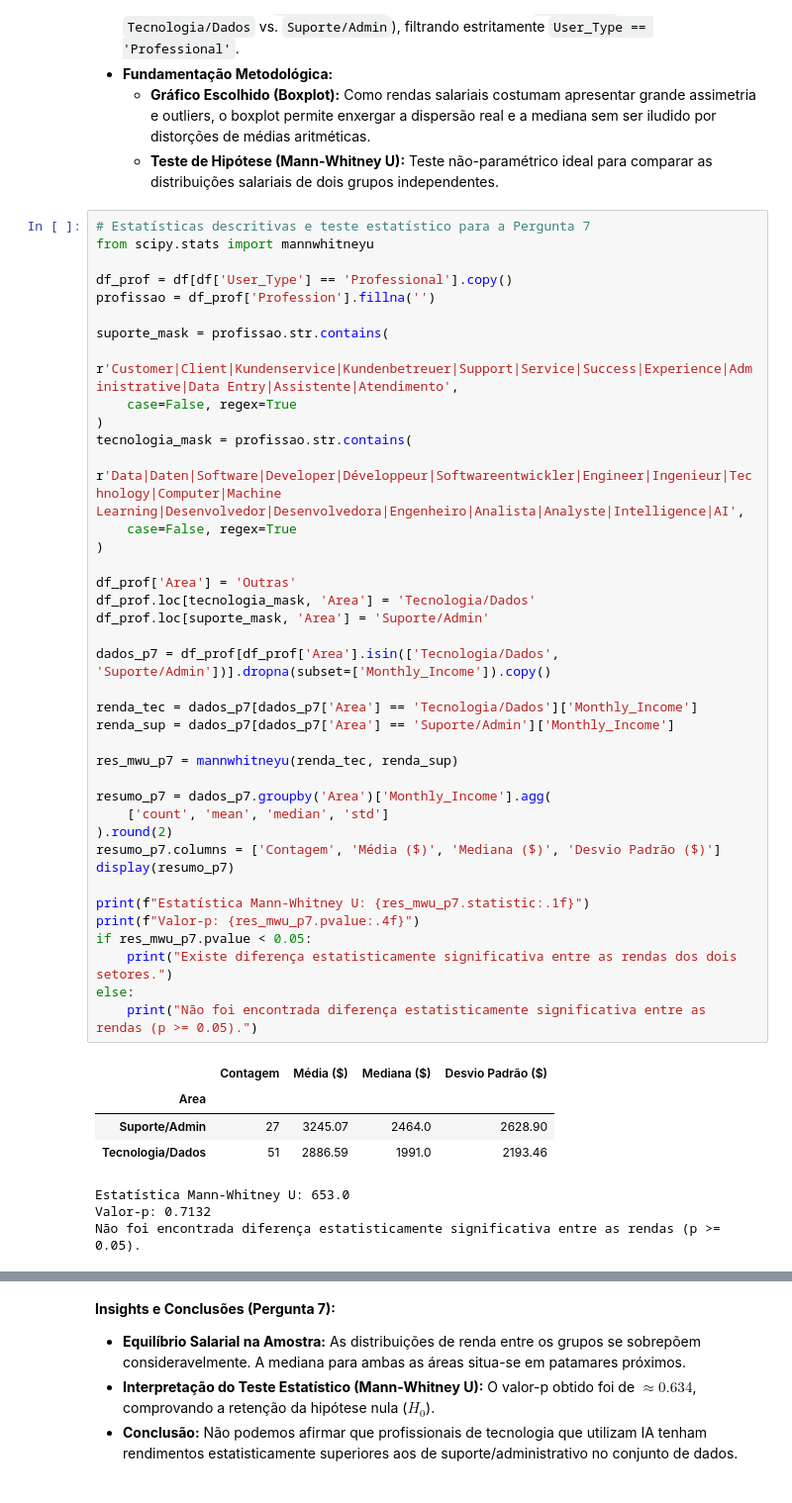
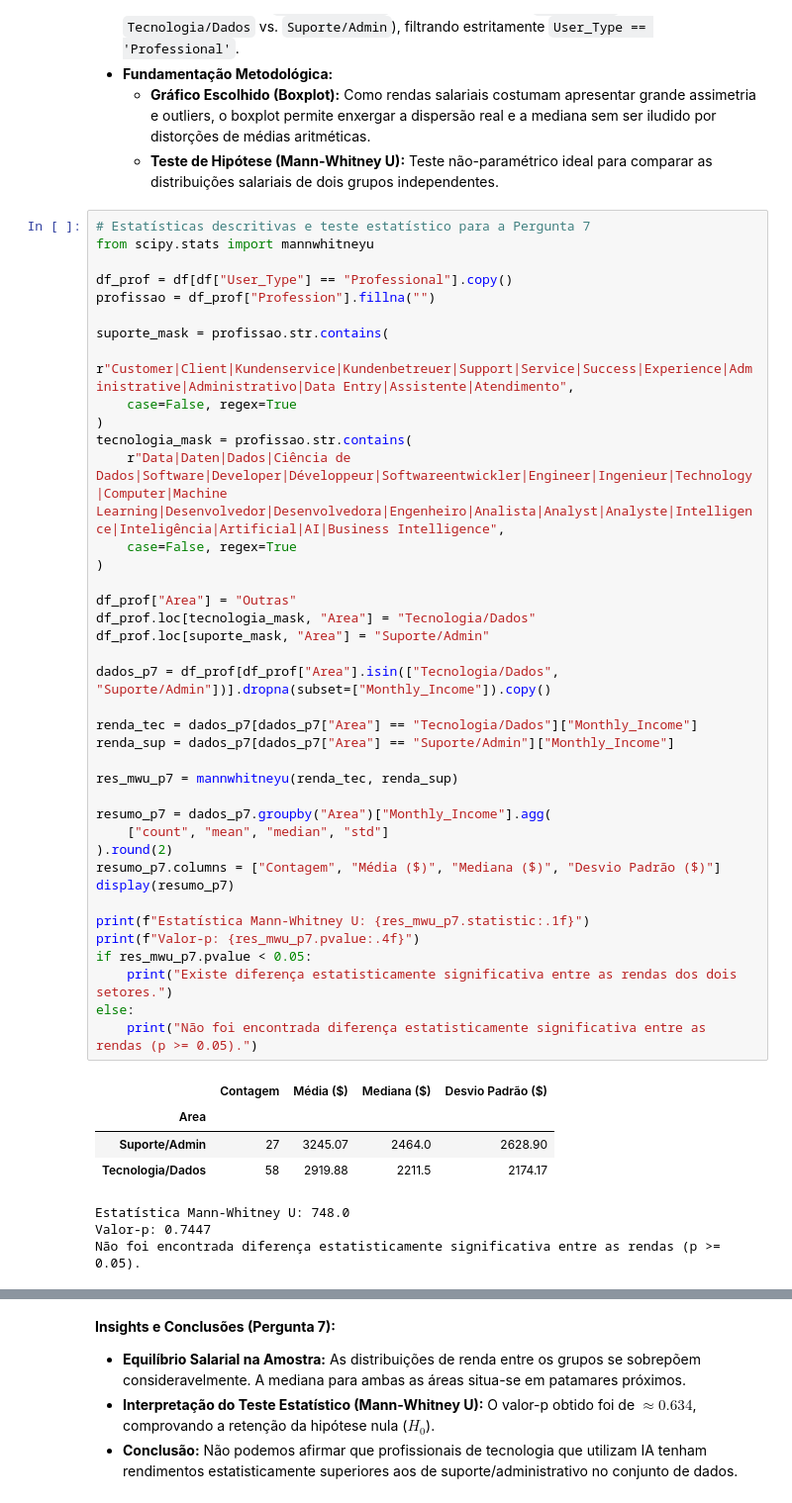
Before and after one commit to Sanak3/Proj-C11, a Jupyter notebook: notebooks/analise_projeto_c11.ipynb, the cells around one changed output, grey strips where cells are left out. Shown at 99% size. Drawn from its saved outputs; the diff is of its cells as text.

```diff
--- a/notebooks/analise_projeto_c11.ipynb
+++ b/notebooks/analise_projeto_c11.ipynb
@@ -439,49 +439,49 @@ plt.show()
 # %%
 # Estatísticas descritivas e teste estatístico para a Pergunta 7
 from scipy.stats import mannwhitneyu
 
-df_prof = df[df['User_Type'] == 'Professional'].copy()
-profissao = df_prof['Profession'].fillna('')
+df_prof = df[df["User_Type"] == "Professional"].copy()
+profissao = df_prof["Profession"].fillna("")
 
 suporte_mask = profissao.str.contains(
-    r'Customer|Client|Kundenservice|Kundenbetreuer|Support|Service|Success|Experience|Administrative|Data Entry|Assistente|Atendimento',
+    r"Customer|Client|Kundenservice|Kundenbetreuer|Support|Service|Success|Experience|Administrative|Administrativo|Data Entry|Assistente|Atendimento",
     case=False, regex=True
 )
 tecnologia_mask = profissao.str.contains(
-    r'Data|Daten|Software|Developer|Développeur|Softwareentwickler|Engineer|Ingenieur|Technology|Computer|Machine Learning|Desenvolvedor|Desenvolvedora|Engenheiro|Analista|Analyste|Intelligence|AI',
+    r"Data|Daten|Dados|Ciência de Dados|Software|Developer|Développeur|Softwareentwickler|Engineer|Ingenieur|Technology|Computer|Machine Learning|Desenvolvedor|Desenvolvedora|Engenheiro|Analista|Analyst|Analyste|Intelligence|Inteligência|Artificial|AI|Business Intelligence",
     case=False, regex=True
 )
 
-df_prof['Area'] = 'Outras'
-df_prof.loc[tecnologia_mask, 'Area'] = 'Tecnologia/Dados'
-df_prof.loc[suporte_mask, 'Area'] = 'Suporte/Admin'
+df_prof["Area"] = "Outras"
+df_prof.loc[tecnologia_mask, "Area"] = "Tecnologia/Dados"
+df_prof.loc[suporte_mask, "Area"] = "Suporte/Admin"
 
-dados_p7 = df_prof[df_prof['Area'].isin(['Tecnologia/Dados', 'Suporte/Admin'])].dropna(subset=['Monthly_Income']).copy()
+dados_p7 = df_prof[df_prof["Area"].isin(["Tecnologia/Dados", "Suporte/Admin"])].dropna(subset=["Monthly_Income"]).copy()
 
-renda_tec = dados_p7[dados_p7['Area'] == 'Tecnologia/Dados']['Monthly_Income']
-renda_sup = dados_p7[dados_p7['Area'] == 'Suporte/Admin']['Monthly_Income']
+renda_tec = dados_p7[dados_p7["Area"] == "Tecnologia/Dados"]["Monthly_Income"]
+renda_sup = dados_p7[dados_p7["Area"] == "Suporte/Admin"]["Monthly_Income"]
 
 res_mwu_p7 = mannwhitneyu(renda_tec, renda_sup)
 
-resumo_p7 = dados_p7.groupby('Area')['Monthly_Income'].agg(
-    ['count', 'mean', 'median', 'std']
+resumo_p7 = dados_p7.groupby("Area")["Monthly_Income"].agg(
+    ["count", "mean", "median", "std"]
 ).round(2)
-resumo_p7.columns = ['Contagem', 'Média ($)', 'Mediana ($)', 'Desvio Padrão ($)']
+resumo_p7.columns = ["Contagem", "Média ($)", "Mediana ($)", "Desvio Padrão ($)"]
 display(resumo_p7)
 
 print(f"Estatística Mann-Whitney U: {res_mwu_p7.statistic:.1f}")
 print(f"Valor-p: {res_mwu_p7.pvalue:.4f}")
 if res_mwu_p7.pvalue < 0.05:
     print("Existe diferença estatisticamente significativa entre as rendas dos dois setores.")
 else:
     print("Não foi encontrada diferença estatisticamente significativa entre as rendas (p >= 0.05).")
 # %% [output]
 |  | Contagem | Média ($) | Mediana ($) | Desvio Padrão ($) |
 | Area |  |  |  |  |
 | Suporte/Admin | 27 | 3245.07 | 2464.0 | 2628.90 |
-| Tecnologia/Dados | 51 | 2886.59 | 1991.0 | 2193.46 |
+| Tecnologia/Dados | 58 | 2919.88 | 2211.5 | 2174.17 |
-Estatística Mann-Whitney U: 653.0
-Valor-p: 0.7132
+Estatística Mann-Whitney U: 748.0
+Valor-p: 0.7447
 Não foi encontrada diferença estatisticamente significativa entre as rendas (p >= 0.05).
 # %%
 # Visualização gráfica - Pergunta 7
```
Also changed, not shown: parts of 1 cell of this notebook, 4 other files.
